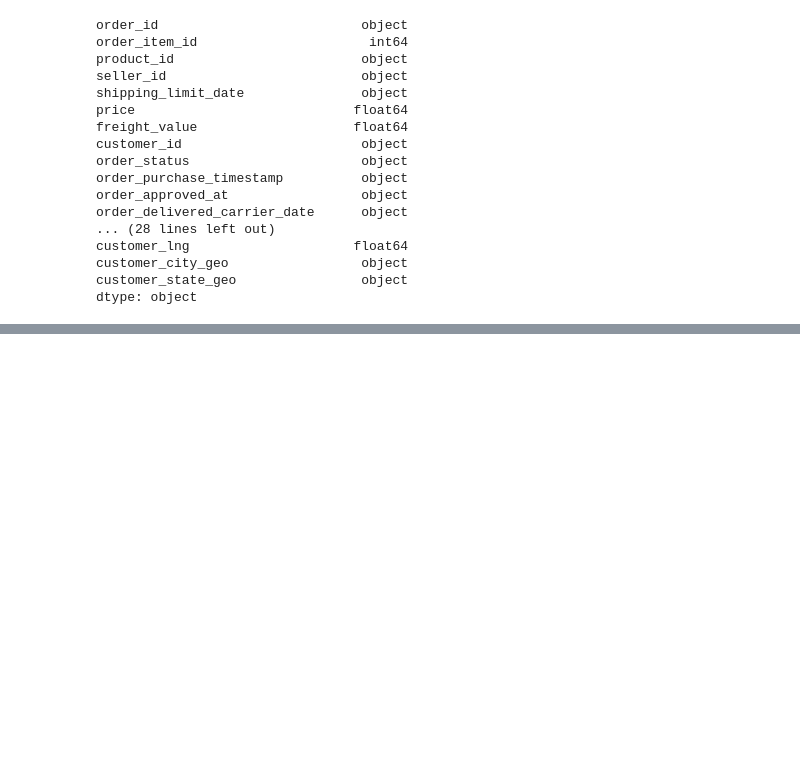
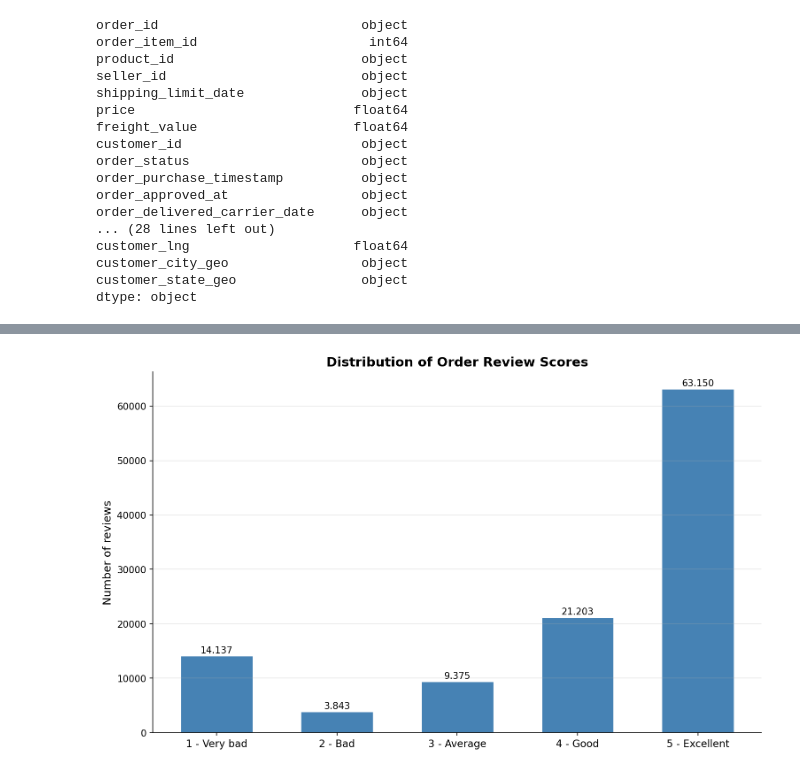
Before and after one commit to Francionlj/olist-freight-pricing-engine, a Jupyter notebook: notebooks/01_eda_and_bi.ipynb, the cells around one changed output, grey strips where cells are left out. Drawn from its saved outputs; the diff is of its cells as text; code cells hidden in the pictures; blank space fills up the shorter version.

```diff
--- a/notebooks/01_eda_and_bi.ipynb
+++ b/notebooks/01_eda_and_bi.ipynb
@@ -167,0 +521,7 @@ dtype: object
+# %%
+df_review_scores = (
+    df['review_score']
+    .value_counts()
+    .reset_index()
+    .sort_values('review_score')
+)
@@ -167,0 +537,30 @@ dtype: object
+# %%
+fig, ax = plt.subplots(figsize=(10, 6), dpi=150, layout='constrained')
+
+bars = ax.bar(
+    df_review_scores['review_score'].astype(int),
+    df_review_scores['count'],
+    color='steelblue',
+    edgecolor='white',
+    linewidth=0.6,
+    width=0.6,
+)
+
+for bar in bars:
+    ax.text(
+        bar.get_x() + bar.get_width() / 2,
+        bar.get_height() + 200,
+        f'{int(bar.get_height()):,}'.replace(',', '.'),
+        ha='center', va='bottom', fontsize=10
+    )
+
+ax.set_xticks([1, 2, 3, 4, 5])
+ax.set_xticklabels(['1 - Very bad', '2 - Bad', '3 - Average', '4 - Good', '5 - Excellent'], fontsize=11)
+ax.set_ylabel('Number of reviews', fontsize=12)
+ax.set_title('Distribution of Order Review Scores', fontsize=14, fontweight='bold')
+ax.grid(axis='y', alpha=0.3)
+ax.spines[['top', 'right']].set_visible(False)
+
+plt.show()
+# %% [output]
+[figure, added]
```
Also changed, not shown: parts of 39 cells of this notebook, 2 other files.
